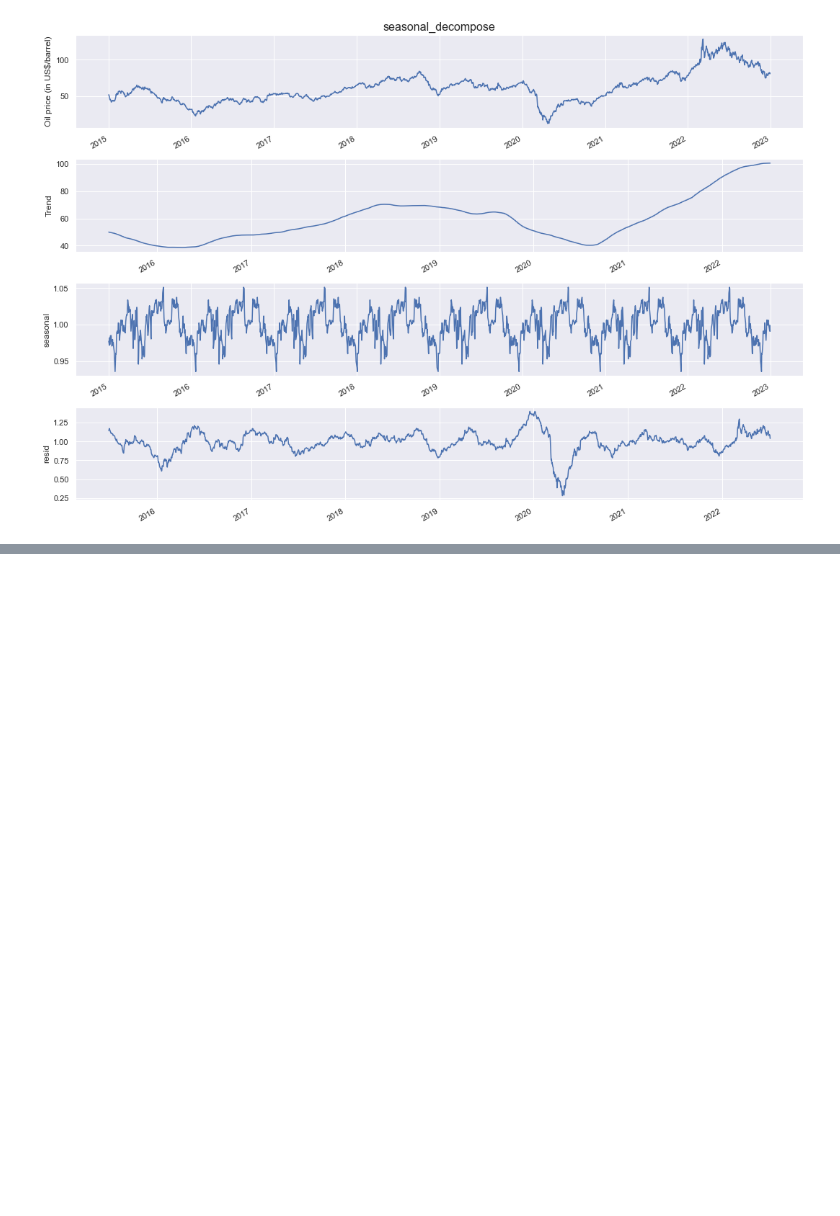
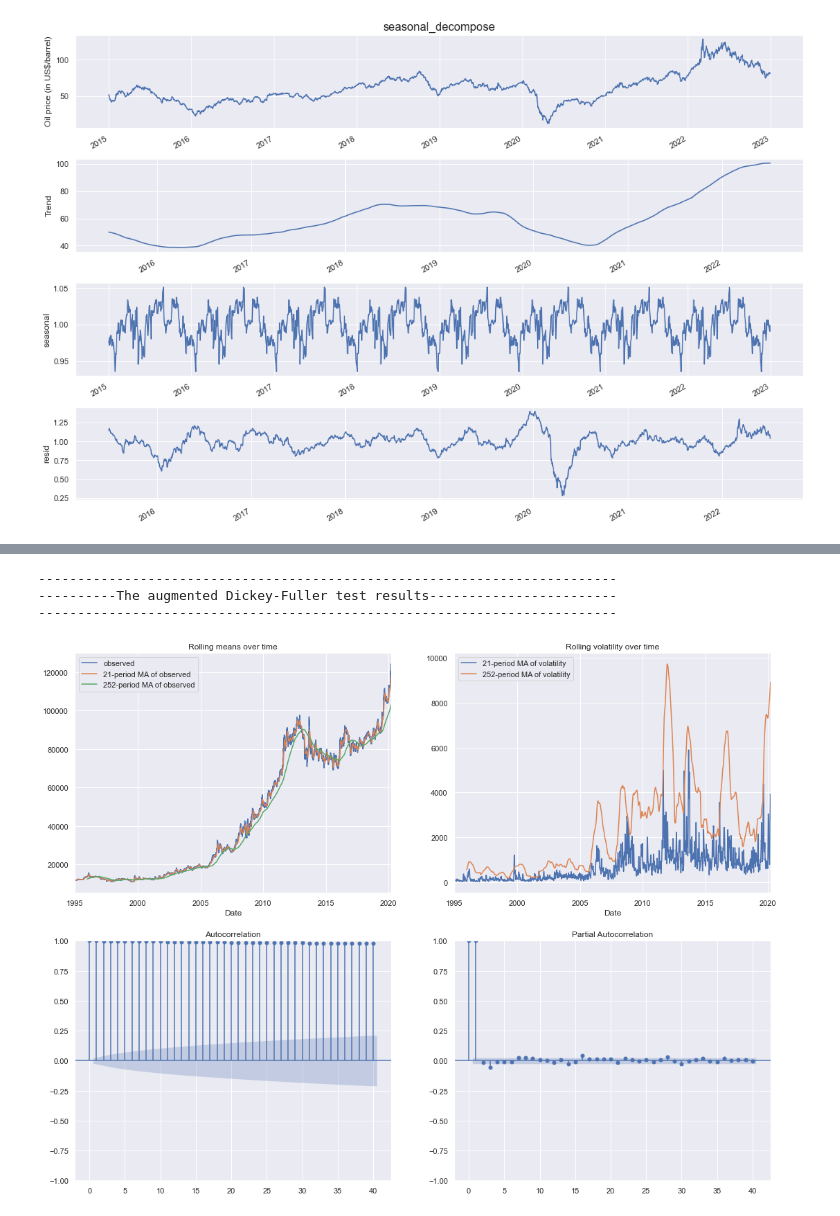
Before and after one commit to mrajpurohit1912/Strategies, a Jupyter notebook: ASQPRACTICE.ipynb, the cells around one changed output, grey strips where cells are left out. Saved outputs shown, nothing was run; the diff lists cells and outputs as text; code cells hidden in the pictures; blank space fills up the shorter version.

```diff
--- a/ASQPRACTICE.ipynb
+++ b/ASQPRACTICE.ipynb
@@ -166,0 +190,43 @@ df4
+# %%
+def check_stationarity(y,wl1 = 21,wl2 = 252 , lags = 40,figsize=(18,12)):
+    rolling_wl1_mean = y.rolling(window=wl1).mean()
+    rolling_wl2_mean = y.rolling(window=wl2).mean()
+    rolling_wl1_vol = y.rolling(window=wl1).std()
+    rolling_wl2_vol = y.rolling(window=wl2).std()
+
+
+    fig = plt.figure(figsize=(18, 14))
+    sns.set(font_scale=1)
+    layout = (2, 2)
+    y_ax = plt.subplot2grid(layout, (0, 0))
+    vol_ax = plt.subplot2grid(layout, (0, 1))
+    acf_ax = plt.subplot2grid(layout, (1, 0))
+    pacf_ax = plt.subplot2grid(layout, (1, 1))
+
+    y.plot(ax=y_ax)
+    rolling_wl1_mean.plot(ax=y_ax)
+    rolling_wl2_mean.plot(ax=y_ax)
+
+    rolling_wl1_vol.plot(ax=vol_ax)
+    rolling_wl2_vol.plot(ax=vol_ax)
+    y_ax.set_title('Rolling means over time')
+    y_ax.legend(['observed', f'{wl1}-period MA of observed', f'{wl2}-period MA of observed'], loc='best')
+    #y_ax.set_ylabel("Gold prices(in INR)/oz.")
+
+    vol_ax.set_title('Rolling volatility over time')
+    vol_ax.legend([f'{wl1}-period MA of volatility', f'{wl2}-period MA of volatility'], loc='best')
+
+    sm.graphics.tsa.plot_acf(y, lags=lags, ax=acf_ax, alpha=0.05)
+    sm.graphics.tsa.plot_pacf(y, lags=lags, ax=pacf_ax, alpha=0.05)
+
+
+    print('--------------------------------------------------------------------------')
+    print('----------The augmented Dickey-Fuller test results------------------------')
+    print('--------------------------------------------------------------------------')
+# %%
+check_stationarity(df4['Price'])
+# %% [output]
+--------------------------------------------------------------------------
+----------The augmented Dickey-Fuller test results------------------------
+--------------------------------------------------------------------------
+[figure, added]
```
Also changed, not shown: parts of 7 cells of this notebook.
